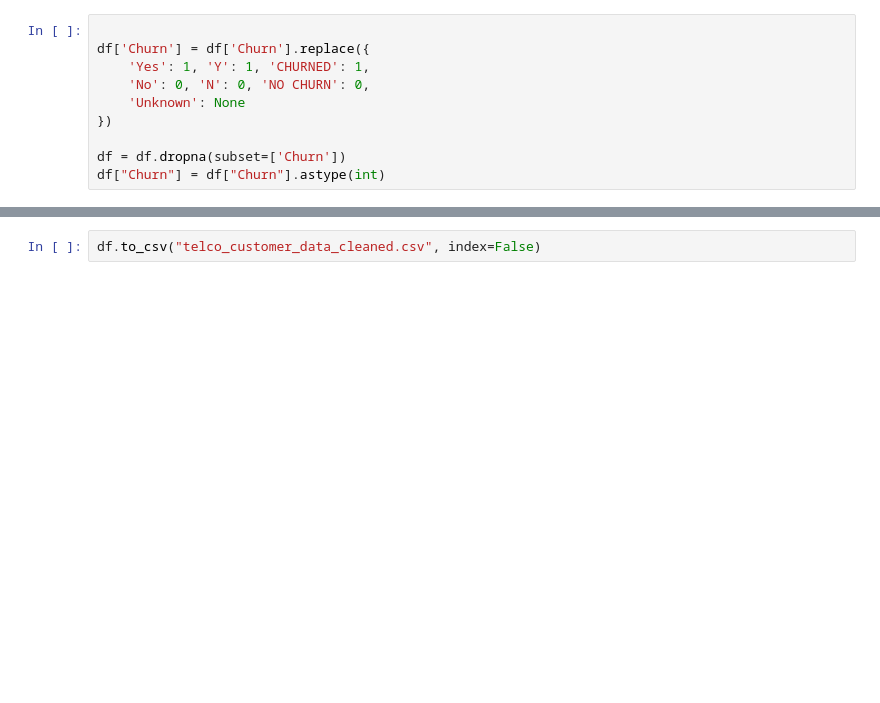
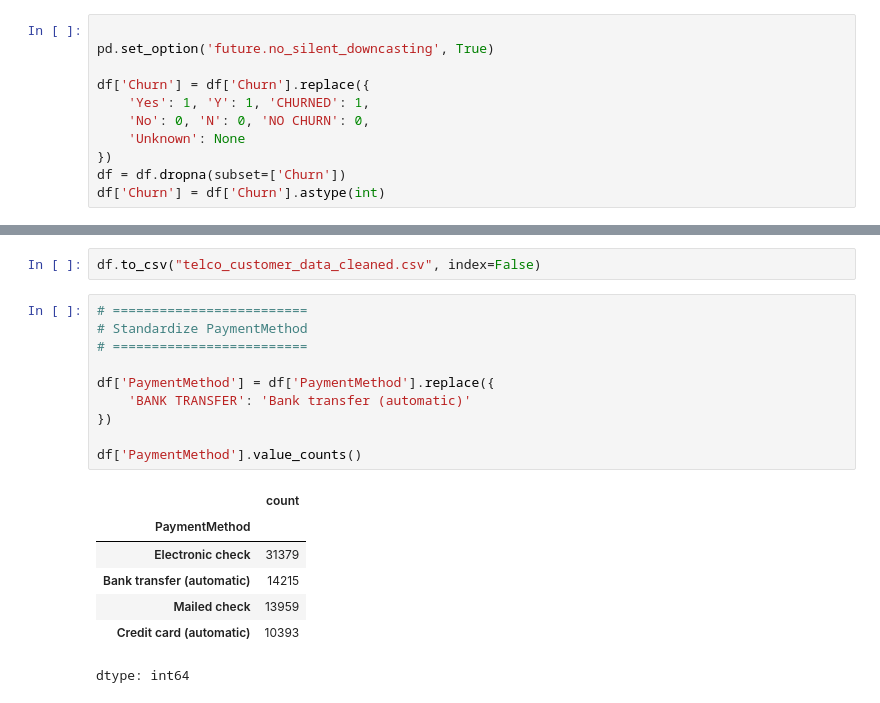
Before and after one commit to linda-bsharat/telco-customer-churn-prediction, a Jupyter notebook: notebooks/01_data_cleaning_and_eda.ipynb, the cells around one changed output, grey strips where cells are left out. Cells and saved outputs as stored; diff of their text form; blank space fills up the shorter version.

Commit message:
Fix PaymentMethod inconsistent values

```diff
--- a/notebooks/01_data_cleaning_and_eda.ipynb
+++ b/notebooks/01_data_cleaning_and_eda.ipynb
@@ -243,15 +243,16 @@ df["Churn"].value_counts()
 | Y | 39 |
 dtype: int64
 # %%
+
+pd.set_option('future.no_silent_downcasting', True)
 
 df['Churn'] = df['Churn'].replace({
     'Yes': 1, 'Y': 1, 'CHURNED': 1,
     'No': 0, 'N': 0, 'NO CHURN': 0,
     'Unknown': None
 })
-
 df = df.dropna(subset=['Churn'])
-df["Churn"] = df["Churn"].astype(int)
+df['Churn'] = df['Churn'].astype(int)
 # %%
 df["Churn"].value_counts()
 # %% [output]
@@ -262,3 +263,21 @@ df["Churn"].value_counts()
 dtype: int64
 # %%
 df.to_csv("telco_customer_data_cleaned.csv", index=False)
+# %%
+# =========================
+# Standardize PaymentMethod
+# =========================
+
+df['PaymentMethod'] = df['PaymentMethod'].replace({
+    'BANK TRANSFER': 'Bank transfer (automatic)'
+})
+
+df['PaymentMethod'].value_counts()
+# %% [output]
+|  | count |
+| PaymentMethod |  |
+| Electronic check | 31379 |
+| Bank transfer (automatic) | 14215 |
+| Mailed check | 13959 |
+| Credit card (automatic) | 10393 |
+dtype: int64
```
